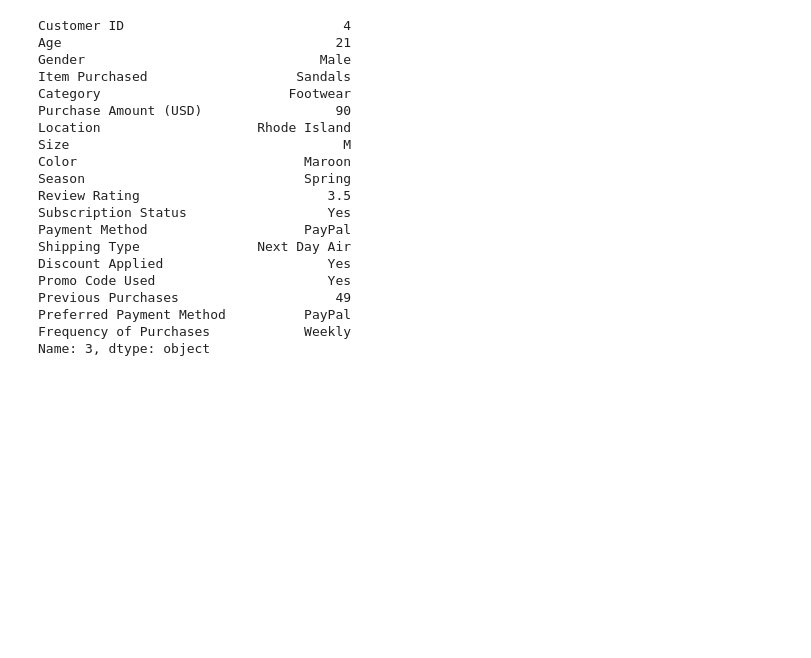
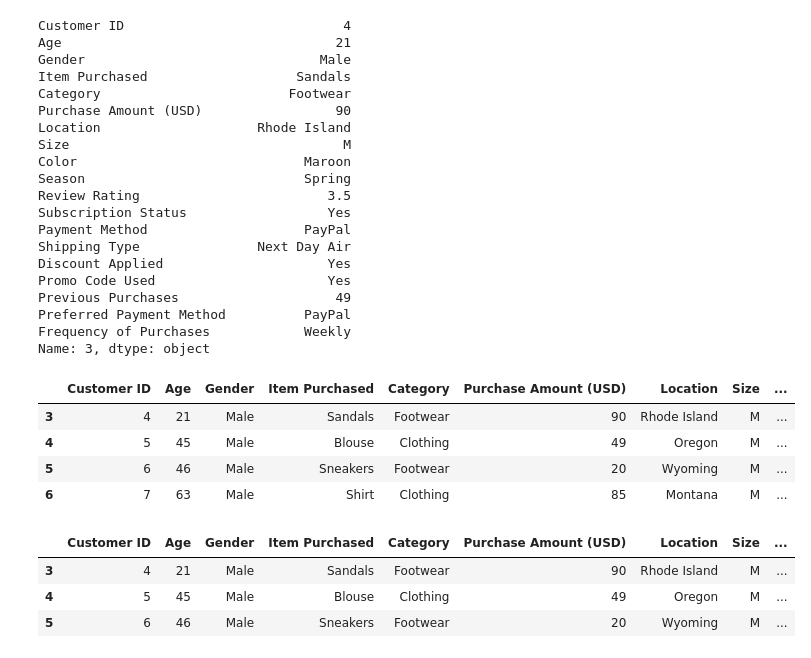
Before and after one commit to JodieMullins/project2, a Jupyter notebook: CYDemonstrations/PandasIntro.ipynb, the cells around one changed output. Saved outputs shown, nothing was run; the diff lists cells and outputs as text; code cells hidden in the pictures; blank space fills up the shorter version.

Commit message:
add loc with slicer, compare to iloc

```diff
--- a/CYDemonstrations/PandasIntro.ipynb
+++ b/CYDemonstrations/PandasIntro.ipynb
@@ -126,3 +126,18 @@ Previous Purchases                    49
 Preferred Payment Method          PayPal
 Frequency of Purchases            Weekly
 Name: 3, dtype: object
+# %%
+display(data.loc[3:6])
+# %% [output]
+|  | Customer ID | Age | Gender | Item Purchased | Category | Purchase Amount (USD) | Location | Size | ... |
+| 3 | 4 | 21 | Male | Sandals | Footwear | 90 | Rhode Island | M | ... |
+| 4 | 5 | 45 | Male | Blouse | Clothing | 49 | Oregon | M | ... |
+| 5 | 6 | 46 | Male | Sneakers | Footwear | 20 | Wyoming | M | ... |
+| 6 | 7 | 63 | Male | Shirt | Clothing | 85 | Montana | M | ... |
+# %%
+display(data.iloc[3:6])
+# %% [output]
+|  | Customer ID | Age | Gender | Item Purchased | Category | Purchase Amount (USD) | Location | Size | ... |
+| 3 | 4 | 21 | Male | Sandals | Footwear | 90 | Rhode Island | M | ... |
+| 4 | 5 | 45 | Male | Blouse | Clothing | 49 | Oregon | M | ... |
+| 5 | 6 | 46 | Male | Sneakers | Footwear | 20 | Wyoming | M | ... |
```
